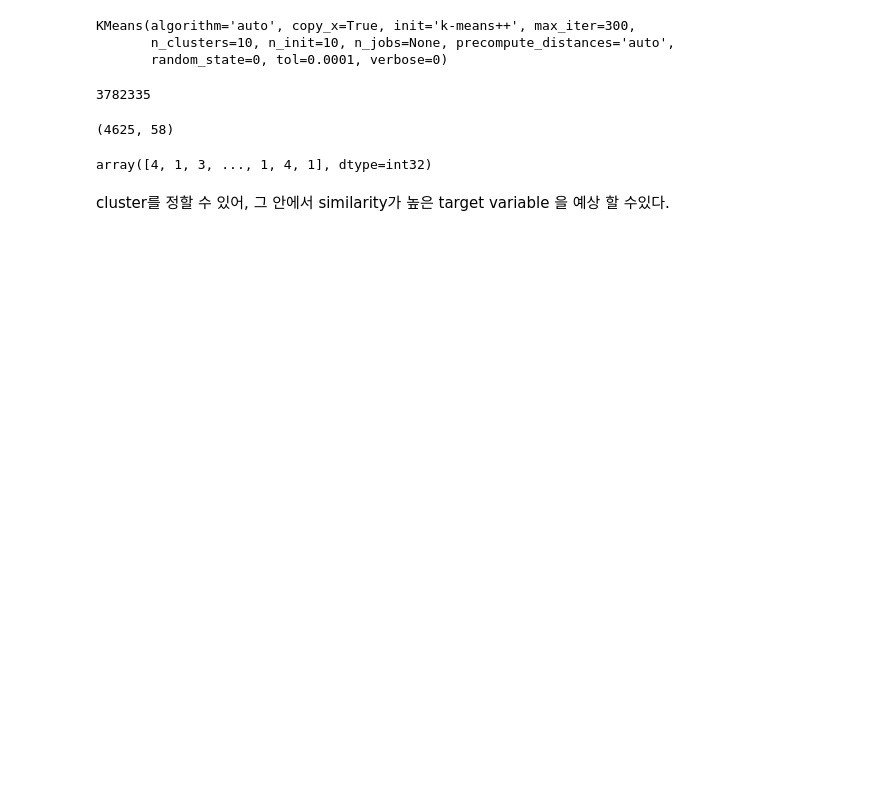
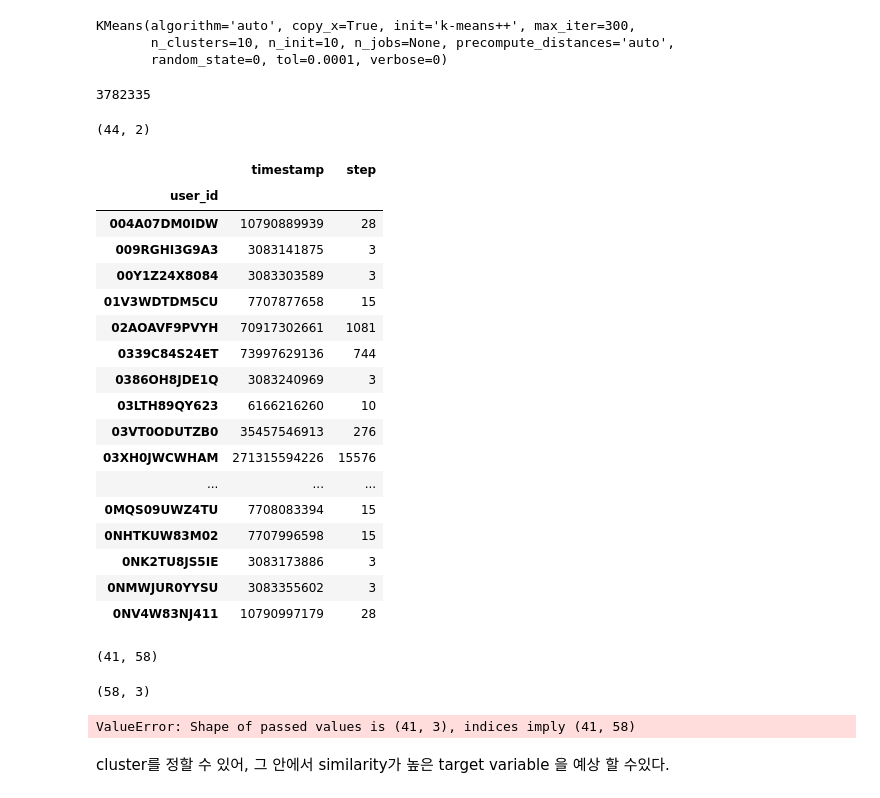
Before and after one commit to SUNGWOOKYOO/ml_final, a Jupyter notebook: Data_Exploration.ipynb, the cells around one changed output. Drawn from its saved outputs; the diff is of its cells as text; code cells hidden in the pictures; blank space fills up the shorter version.

```diff
--- a/Data_Exploration.ipynb
+++ b/Data_Exploration.ipynb
@@ -271,7 +291,28 @@ len(test)
 # %% [output]
 3782335
 # %%
-sample = A[:82335].groupby('user_id').sum()
+sample = test[:823].groupby('user_id').sum()
 print(sample.values.shape)
 # %% [output]
-(4625, 58)
+(44, 2)
+# %%
+sample
+# %% [output]
+|  | timestamp | step |
+| user_id |  |  |
+| 004A07DM0IDW | 10790889939 | 28 |
+| 009RGHI3G9A3 | 3083141875 | 3 |
+| 00Y1Z24X8084 | 3083303589 | 3 |
+| 01V3WDTDM5CU | 7707877658 | 15 |
+| 02AOAVF9PVYH | 70917302661 | 1081 |
+| 0339C84S24ET | 73997629136 | 744 |
+| 0386OH8JDE1Q | 3083240969 | 3 |
+| 03LTH89QY623 | 6166216260 | 10 |
+| 03VT0ODUTZB0 | 35457546913 | 276 |
+| 03XH0JWCWHAM | 271315594226 | 15576 |
+| ... | ... | ... |
+| 0MQS09UWZ4TU | 7708083394 | 15 |
+| 0NHTKUW83M02 | 7707996598 | 15 |
+| 0NK2TU8JS5IE | 3083173886 | 3 |
+| 0NMWJUR0YYSU | 3083355602 | 3 |
+| 0NV4W83NJ411 | 10790997179 | 28 |
@@ -278,6 +324,17 @@ print(sample.values.shape)
+# %%
+S.shape
+# %% [output]
+(41, 58)
+# %%
+pca.components_.T.shape
+# %% [output]
+(58, 3)
+# %%
+samp = np.matmul(sample,pca.components_.T)
+print(samp)
+# %% [output]
+ValueError: Shape of passed values is (41, 3), indices imply (41, 58)
 # %%
-km.predict(sample)
+km.predict()
-# %% [output]
-array([4, 1, 3, ..., 1, 4, 1], dtype=int32)
 # %% [markdown]
 cluster를 정할 수 있어, 그 안에서 similarity가 높은 target variable 을 예상 할 수있다.
```
Also changed, not shown: parts of 6 cells of this notebook, 1 other file.
